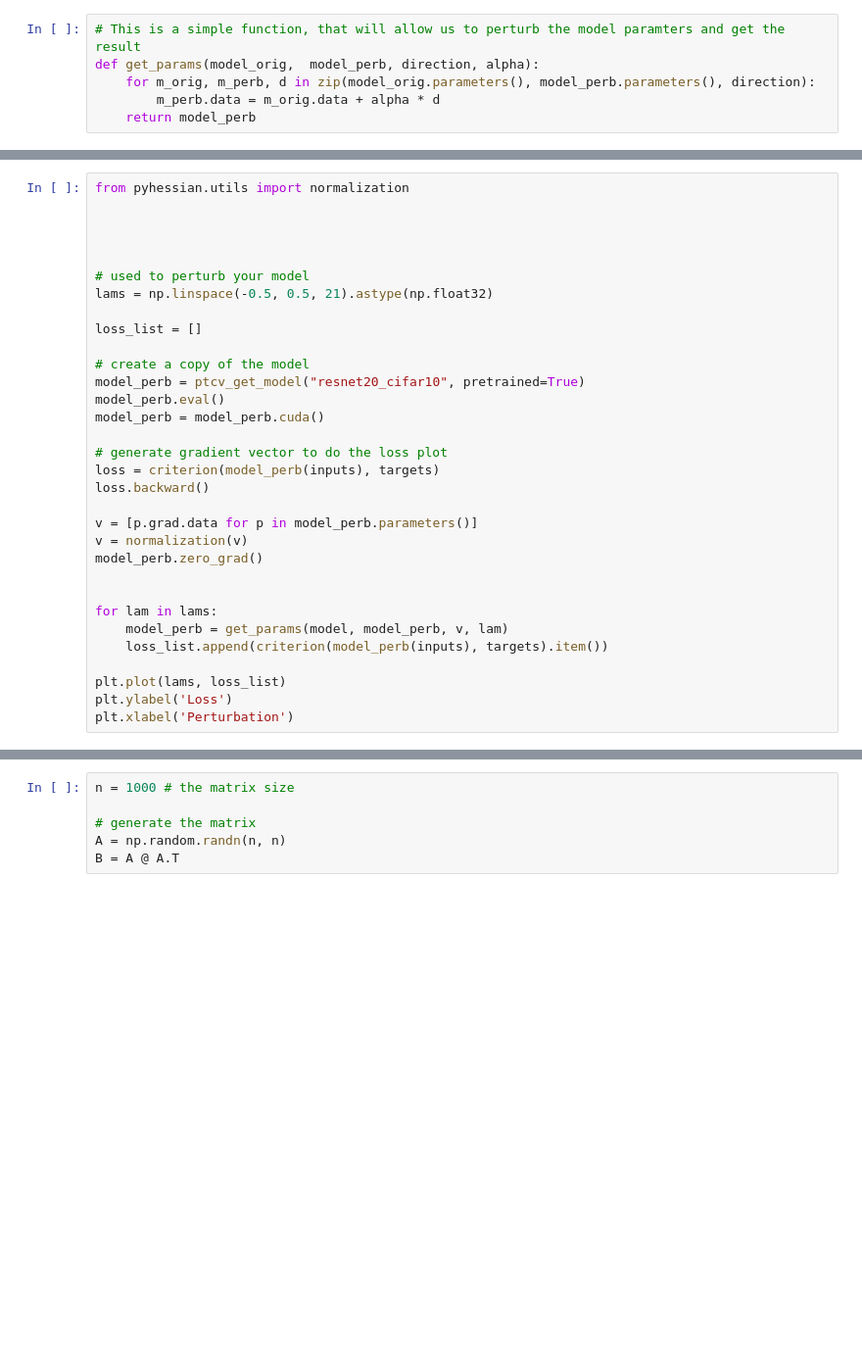
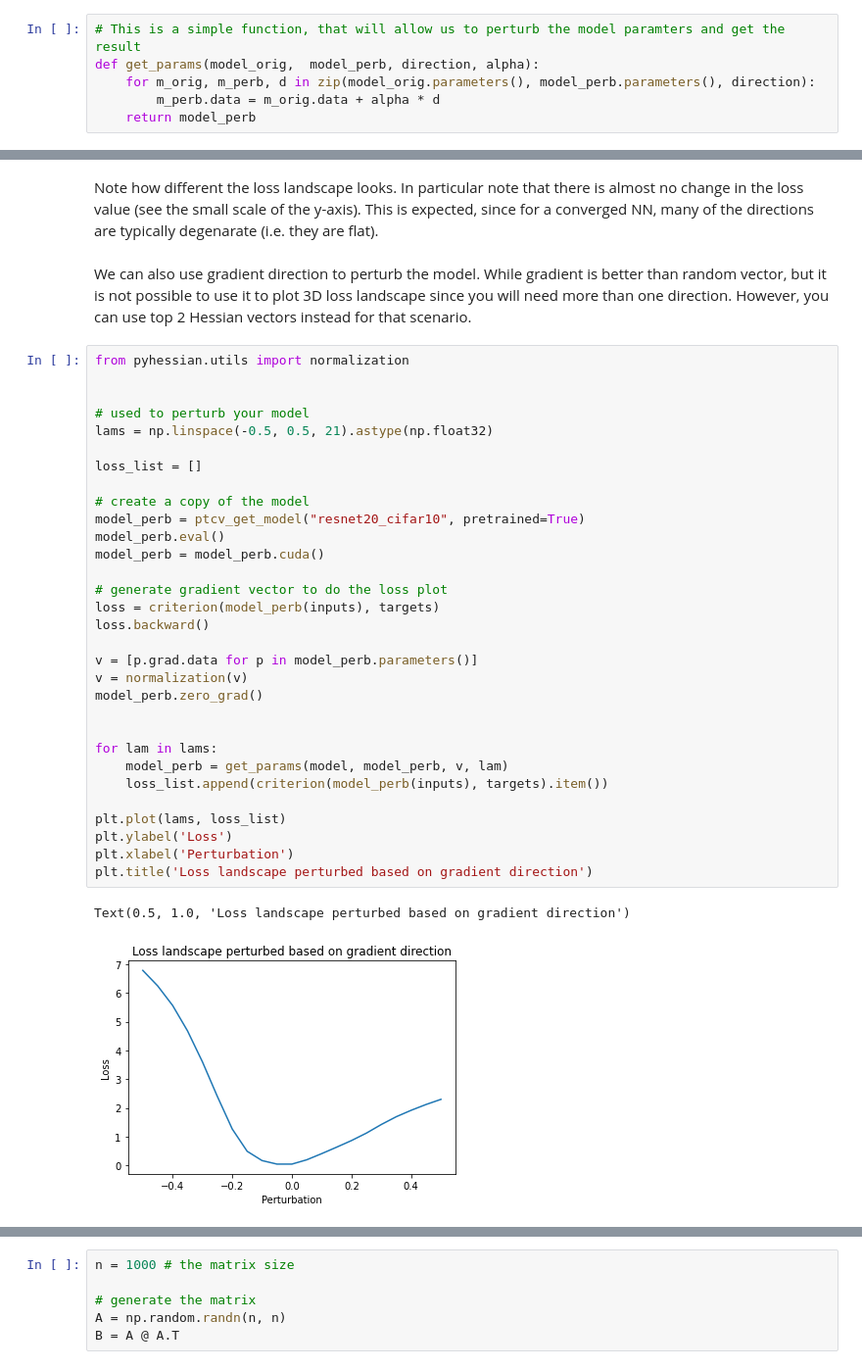
Before and after one commit to amirgholami/PyHessian, a Jupyter notebook: Hessian_Tutorial.ipynb, the cells around one changed output, grey strips where cells are left out. Shown at 98% size. Cells and saved outputs as stored; diff of their text form; blank space fills up the shorter version.

```diff
--- a/Hessian_Tutorial.ipynb
+++ b/Hessian_Tutorial.ipynb
@@ -171,32 +197,38 @@ plt.xlabel('Perturbation')
+# %% [markdown]
+Note how different the loss landscape looks. In particular note that there is almost no change in the loss value (see the small scale of the y-axis). This is expected, since for a converged NN, many of the directions are typically degenarate (i.e. they are flat).
+# %% [markdown]
+We can also use gradient direction to perturb the model. While gradient is better than random vector, but it is not possible to use it to plot 3D loss landscape since you will need more than one direction. However, you can use top 2 Hessian vectors instead for that scenario.
 # %%
 from pyhessian.utils import normalization
-
-
 
 
 # used to perturb your model
 lams = np.linspace(-0.5, 0.5, 21).astype(np.float32)
 
 loss_list = []
 
 # create a copy of the model
 model_perb = ptcv_get_model("resnet20_cifar10", pretrained=True)
 model_perb.eval()
 model_perb = model_perb.cuda()
 
 # generate gradient vector to do the loss plot
 loss = criterion(model_perb(inputs), targets)
 loss.backward()
 
 v = [p.grad.data for p in model_perb.parameters()]
 v = normalization(v)
 model_perb.zero_grad()
 
 
 for lam in lams:
     model_perb = get_params(model, model_perb, v, lam)
     loss_list.append(criterion(model_perb(inputs), targets).item())
 
 plt.plot(lams, loss_list)
 plt.ylabel('Loss')
 plt.xlabel('Perturbation')
+plt.title('Loss landscape perturbed based on gradient direction')
+# %% [output]
+Text(0.5, 1.0, 'Loss landscape perturbed based on gradient direction')
+[figure, added]
```
Also changed, not shown: parts of 36 cells of this notebook.
